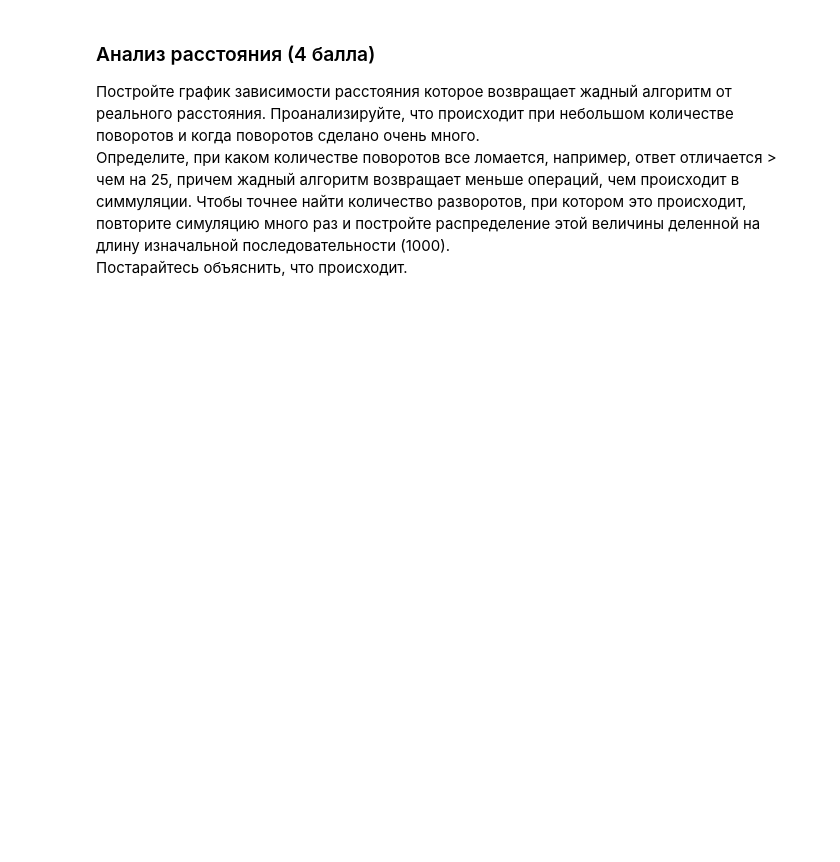
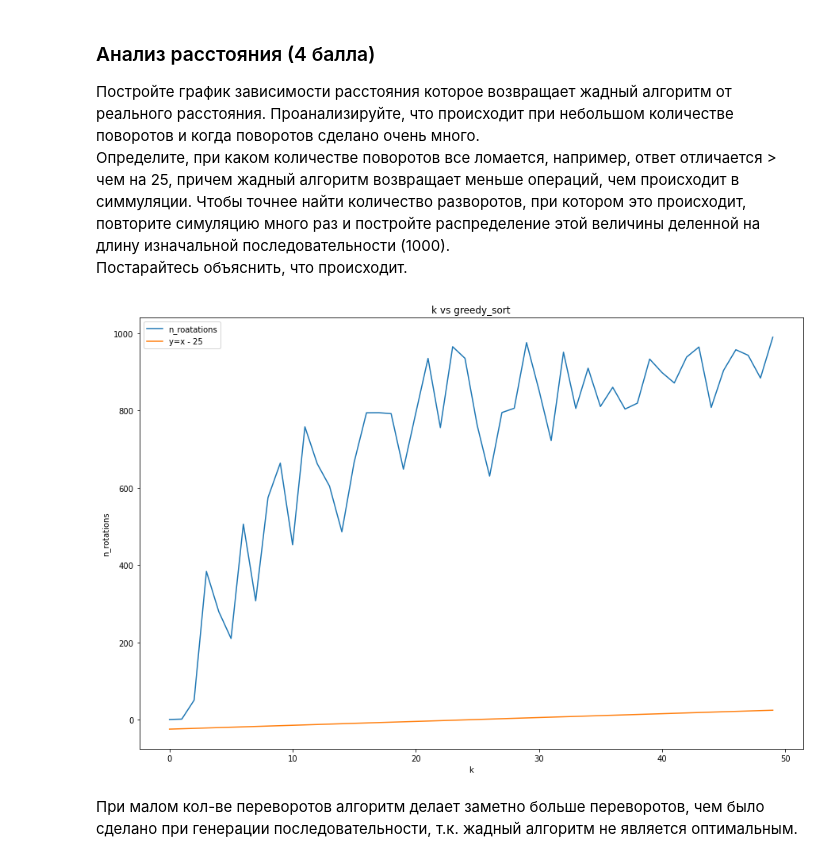
Before and after one commit to r1ckya/BioinformaticsCourse, a Jupyter notebook: 1_7/homeAssignment_7.ipynb, the cells around one changed output. Drawn from its saved outputs; the diff is of its cells as text; code cells hidden in the pictures; blank space fills up the shorter version.

```diff
--- a/1_7/homeAssignment_7.ipynb
+++ b/1_7/homeAssignment_7.ipynb
@@ -15,3 +60,28 @@
 Постройте график зависимости расстояния которое возвращает жадный алгоритм от реального расстояния.  Проанализируйте, что происходит при небольшом количестве поворотов и когда поворотов сделано очень много.
 Определите, при каком количестве поворотов все ломается, например, ответ отличается > чем на 25, причем жадный алгоритм возвращает меньше операций, чем происходит в симмуляции. Чтобы точнее найти количество разворотов, при котором это происходит, повторите симуляцию много раз и постройте распределение этой величины деленной на длину изначальной последовательности (1000).
 Постарайтесь объяснить, что происходит.
+# %%
+def get_rotations(n, ks, n_seqs):
+    return [[sort(gen(n, k)) for _ in range(n_seqs)] for k in tqdm(ks)]
+# %%
+n = 1000
+ks = np.arange(0, 50, 1)
+n_seqs = 5
+threshold = 25
+# %%
+n_rotations = get_rotations(n, ks, n_seqs)
+# %%
+n_rotations_mean = np.mean(n_rotations, axis=1)
+# %%
+plt.plot(ks, n_rotations_mean, label="n_roatations")
+plt.plot(ks, ks - threshold, label=f"y=x - {threshold}")
+
+plt.title("k vs greedy_sort")
+plt.ylabel("n_rotations")
+plt.xlabel("k")
+plt.legend()
+plt.show()
+# %% [output]
+[figure, added]
+# %% [markdown]
+При малом кол-ве переворотов алгоритм делает заметно больше переворотов, чем было сделано при генерации последовательности, т.к. жадный алгоритм не является оптимальным.
```
Also changed, not shown: parts of 15 cells of this notebook.
